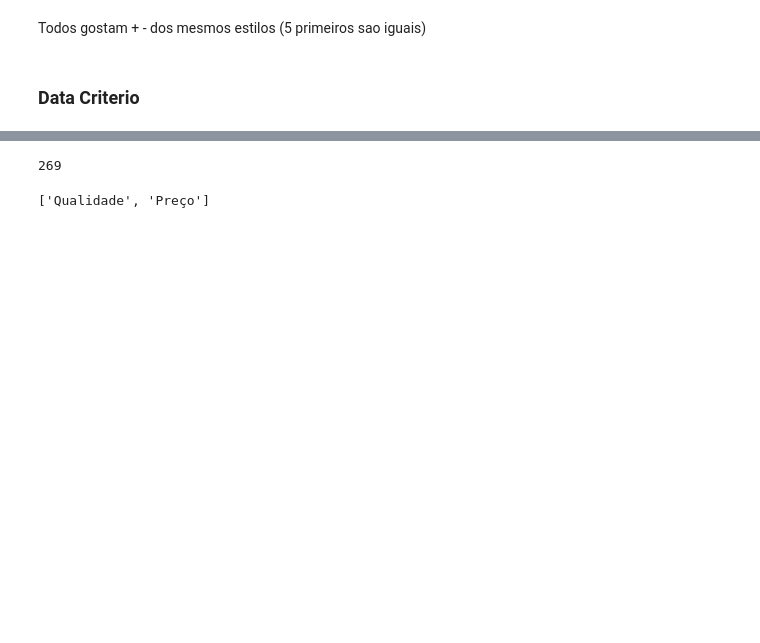
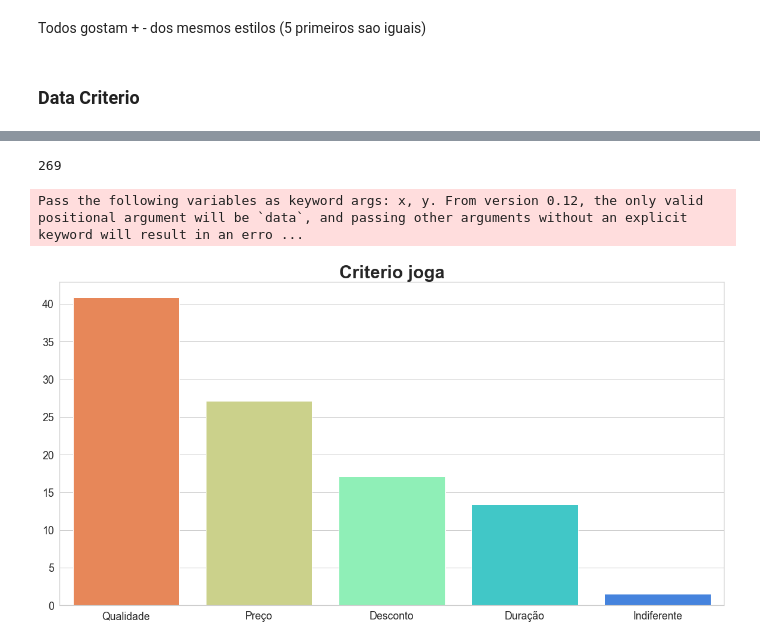
Before and after one commit to EnricoGia/ProjetosEmGrupo, a Jupyter notebook: Estatistica/ProjSemestral/ESTATISTICA_PESQUISA/Estatistica.ipynb, the cells around one changed output, grey strips where cells are left out. Saved outputs shown, nothing was run; the diff lists cells and outputs as text; code cells hidden in the pictures; blank space fills up the shorter version.

```diff
--- a/Estatistica/ProjSemestral/ESTATISTICA_PESQUISA/Estatistica.ipynb
+++ b/Estatistica/ProjSemestral/ESTATISTICA_PESQUISA/Estatistica.ipynb
@@ -720,29 +732,39 @@ data.head(3)
 | 0 | 20 | Feminino | Estudante | Solteira(o) | Fluente | 0 | 1 | 0.0 | Ação/Aventura | Mídia digital | ... |
 | 1 | 20 | Masculino | Estudante | Solteira(o) | Fluente | 0 | 1 | 1.0 | Ação/Aventura;Estratégia;RPG;Simu... | Mídia física | ... |
 | 2 | 20 | Feminino | Estudante | Solteira(o) | Intermediário | 0 | 1 | 1.0 | Ação/Aventura;FPS;Simulação | Indiferente | ... |
+# %%
+dataCriterio = data
+dataCriterio = dataCriterio.drop(dataCriterio[dataCriterio.joga == 0].index)
+dataCriterio.dropna(subset = ["assina"], inplace=True)
+
+DataAssinamCategoria = dataCriterio['importante_jogo']
+tempdf = DataAssinamCategoria
+# %% [output]
+269
 # %%
-dataCriterio = data
-dataCriterio = dataCriterio.drop(dataCriterio[dataCriterio.joga == 0].index)
-dataCriterio.dropna(subset = ["assina"], inplace=True)
-
-DataAssinamCategoria = dataCriterio['importante_jogo']
-tempdf = DataAssinamCategoria
-
 cat=lerCategoria(tempdf)
 CategoriaJogos=cat[0]
 CategoriaJogosValor=cat[1]
-total=int(cat[2])
-print(total)
+total=cat[2]
+
 MaioresValores = []
 MaioresCategorias = []
 
-for i in range(2):
+for i in range(5):
 
     IndiceMaiorValor = CategoriaJogosValor.index(max(CategoriaJogosValor))
     MaioresValores.append(int(CategoriaJogosValor.pop(IndiceMaiorValor)))
     MaioresCategorias.append(CategoriaJogos.pop(IndiceMaiorValor))
 MaioresCategorias
-#MaioresValoresAssina=(MaioresValores/total)*100
+MaioresValores=np.divide(MaioresValores,total)*100
-# %% [output]
-269
-['Qualidade', 'Preço']
+# %%
+sns.set(rc = {'figure.figsize':(20,10)},font_scale=1.6,style="whitegrid")
+plt.title("Criterio joga",weight="bold").set_fontsize('30')
+sns.barplot(MaioresCategorias, MaioresValores, palette="rainbow_r")
+
+plt.show()
+
+#usar o HUE para comparar
+# %% [output]
+Pass the following variables as keyword args: x, y. From version 0.12, the only valid positional argument will be `data`, and passing other arguments without an explicit keyword will result in an erro ...
+[figure, added]
```
Also changed, not shown: parts of 8 cells of this notebook.
